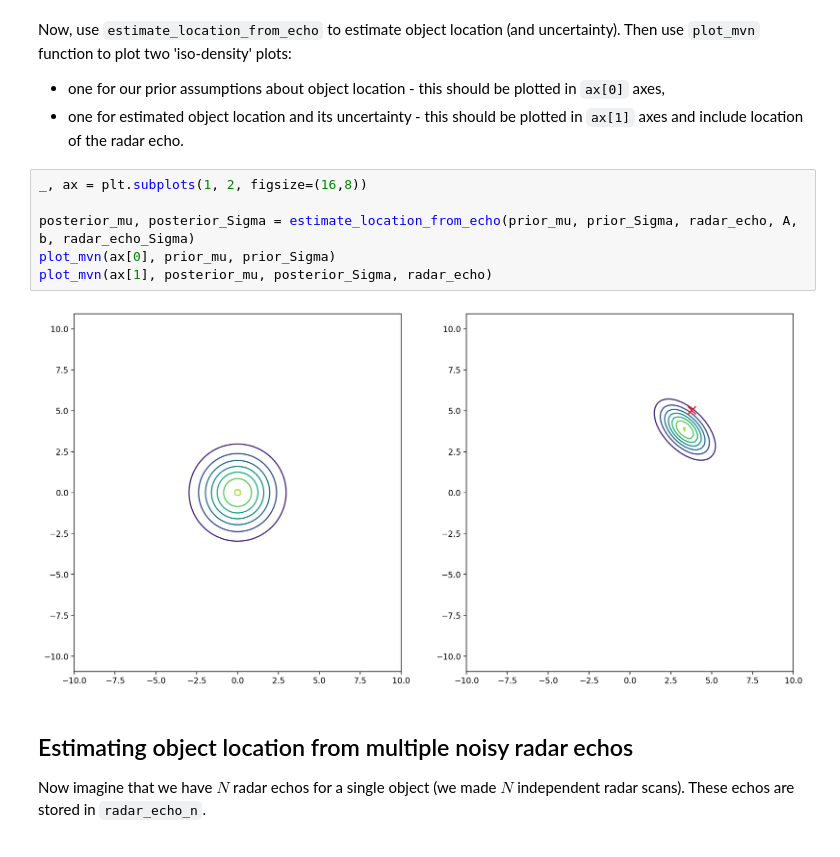
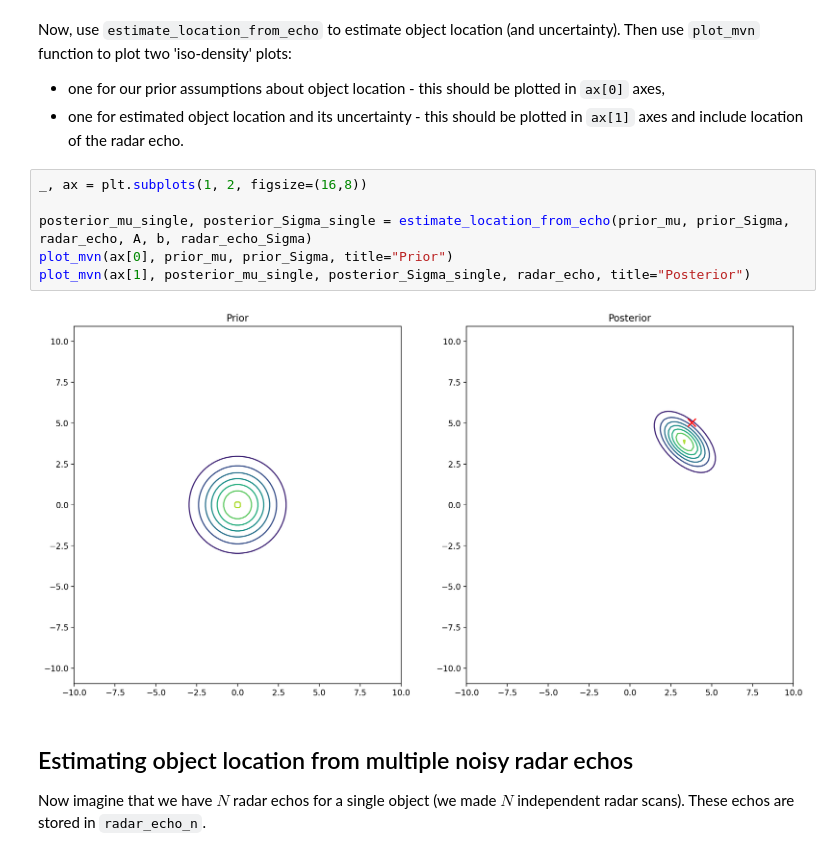
Before and after one commit to Mosder/agh, a Jupyter notebook: sem4/esum/lab2.ipynb, the cells around one changed output. Cells and saved outputs as stored; diff of their text form.

```diff
--- a/sem4/esum/lab2.ipynb
+++ b/sem4/esum/lab2.ipynb
@@ -107,11 +107,11 @@ Now, use `estimate_location_from_echo` to estimate object location (and uncertai
 # %%
 _, ax = plt.subplots(1, 2, figsize=(16,8))
 
-posterior_mu, posterior_Sigma = estimate_location_from_echo(prior_mu, prior_Sigma, radar_echo, A, b, radar_echo_Sigma)
-plot_mvn(ax[0], prior_mu, prior_Sigma)
-plot_mvn(ax[1], posterior_mu, posterior_Sigma, radar_echo)
+posterior_mu_single, posterior_Sigma_single = estimate_location_from_echo(prior_mu, prior_Sigma, radar_echo, A, b, radar_echo_Sigma)
+plot_mvn(ax[0], prior_mu, prior_Sigma, title="Prior")
+plot_mvn(ax[1], posterior_mu_single, posterior_Sigma_single, radar_echo, title="Posterior")
 # %% [output]
-[figure, old version]
+[figure, new version]
 # %% [markdown]
 ## Estimating object location from multiple noisy radar echos
 
```
Also changed, not shown: parts of 6 cells of this notebook.
